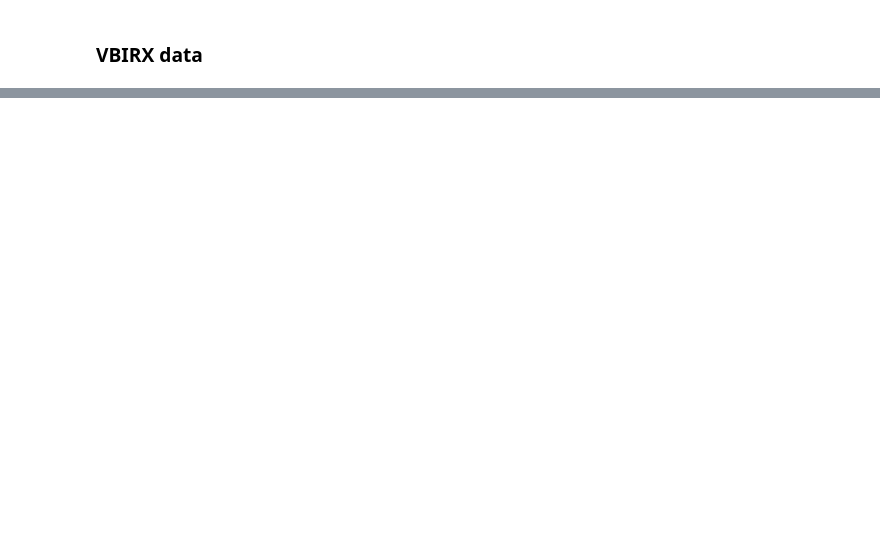
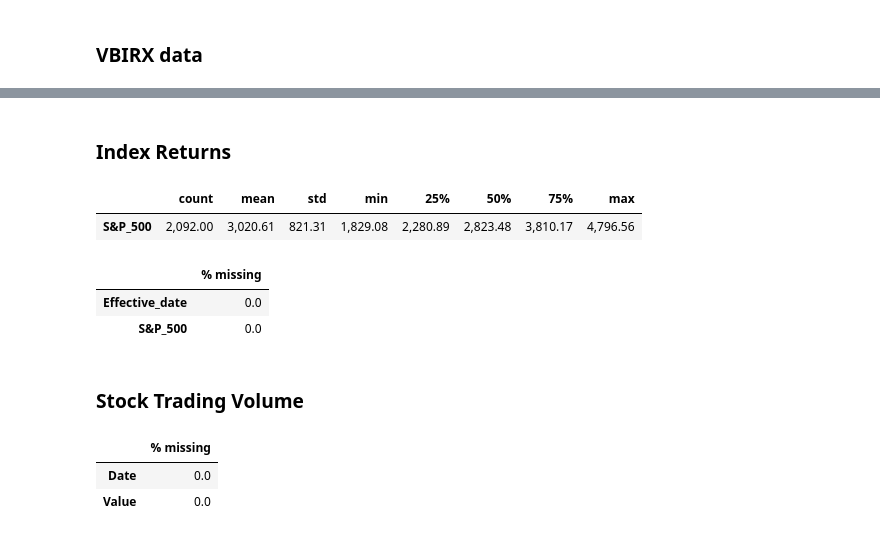
Before and after one commit to mab923/finalteamproject, a Jupyter notebook: Load_Data.ipynb, the cells around one changed output, grey strips where cells are left out. Drawn from its saved outputs; the diff is of its cells as text; code cells hidden in the pictures; blank space fills up the shorter version.

```diff
--- a/Load_Data.ipynb
+++ b/Load_Data.ipynb
@@ -136,0 +196,26 @@ Vbirx
+# %% [markdown]
+### Index Returns
+# %%
+sp500_ret.describe().T.style.format('{:,.2f}')
+# %% [output]
+|  | count | mean | std | min | 25% | 50% | 75% | max |
+| S&P_500 | 2,092.00 | 3,020.61 | 821.31 | 1,829.08 | 2,280.89 | 2,823.48 | 3,810.17 | 4,796.56 |
+# %%
+# Missing values
+(
+    ( # these lines do the calculation - what % of missing values are there for each var
+        sp500_ret.isna()
+       .sum(axis=0)
+        /len(sp500_ret)       # convert # missing to % missing
+        *100            # report as percentage
+    )
+    .sort_values(ascending=False)
+    .to_frame(name='% missing')
+    .style.format("{:.1f}")
+)
+# %% [output]
+|  | % missing |
+| Effective_date | 0.0 |
+| S&P_500 | 0.0 |
+# %% [markdown]
+### Stock Trading Volume
@@ -136,0 +224,17 @@ Vbirx
+# %%
+# Missing values
+(
+    ( # these lines do the calculation - what % of missing values are there for each var
+        stock_tv.isna()
+       .sum(axis=0)
+        /len(stock_tv)       # convert # missing to % missing
+        *100            # report as percentage
+    )
+    .sort_values(ascending=False)
+    .to_frame(name='% missing')
+    .style.format("{:.1f}")
+)
+# %% [output]
+|  | % missing |
+| Date | 0.0 |
+| Value | 0.0 |
```
Also changed, not shown: parts of 19 cells of this notebook.
